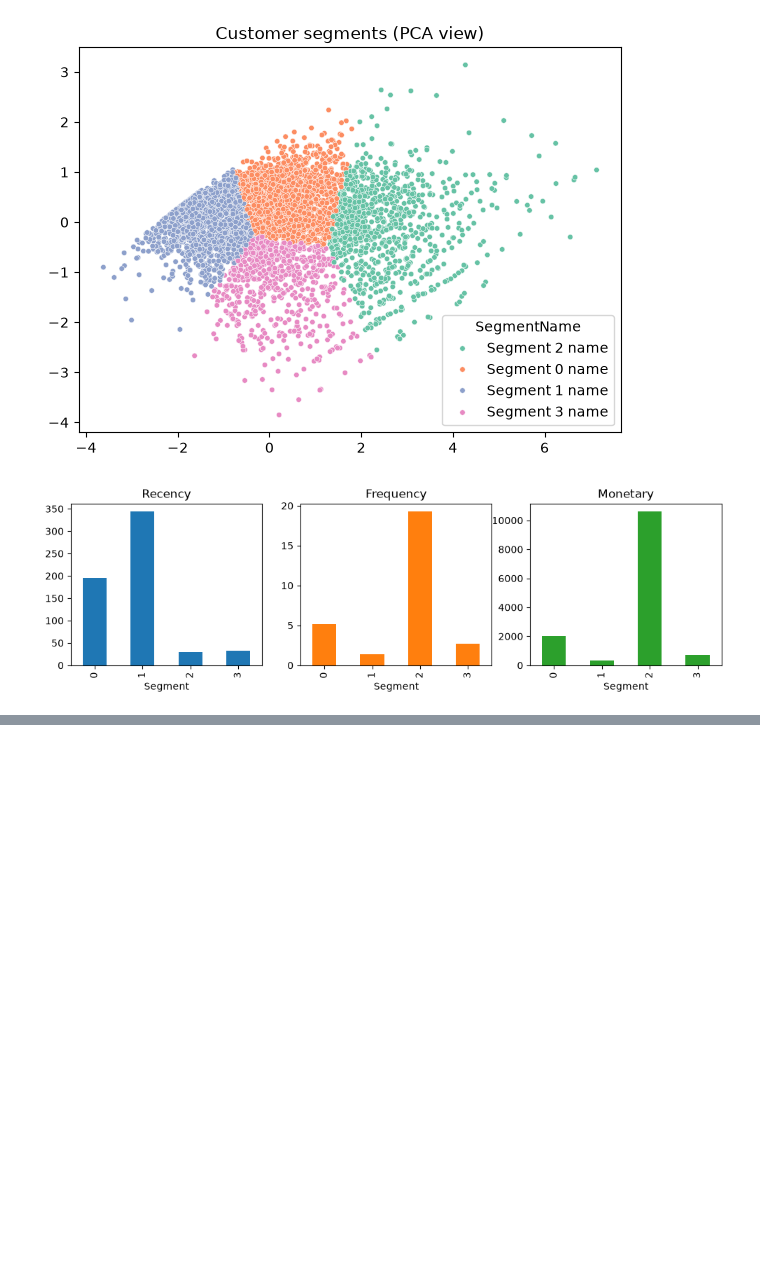
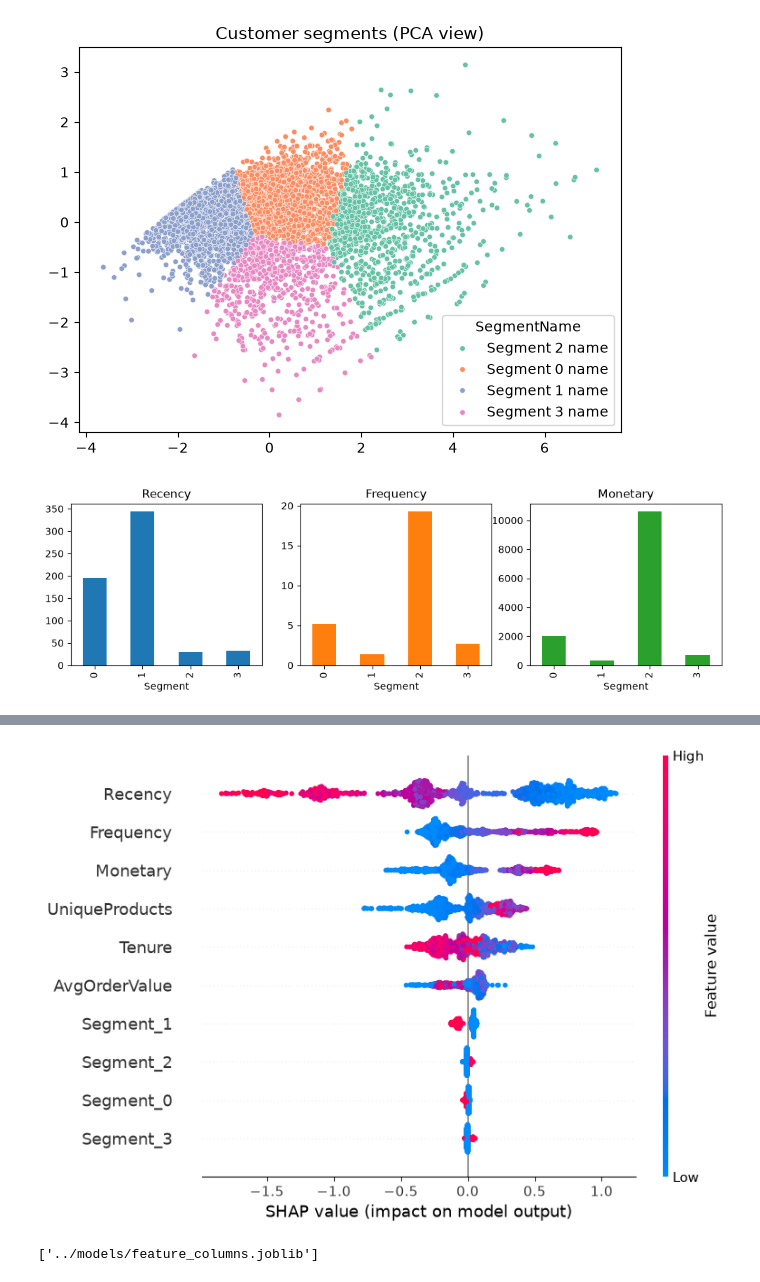
Before and after one commit to durvaghuge/customer-ml-app, a Jupyter notebook: notebooks/01_eda.ipynb, the cells around one changed output, grey strips where cells are left out. Cells and saved outputs as stored; diff of their text form; code cells hidden in the pictures; blank space fills up the shorter version.

```diff
--- a/notebooks/01_eda.ipynb
+++ b/notebooks/01_eda.ipynb
@@ -392,0 +494,12 @@ features.to_csv("../data/rfm_features_segmented.csv")
+# %%
+from xgboost import XGBClassifier
+
+neg, pos = (y_train == 0).sum(), (y_train == 1).sum()
+
+xgb = XGBClassifier(
+    n_estimators=300, learning_rate=0.05, max_depth=4,
+    subsample=0.8, colsample_bytree=0.8,
+    scale_pos_weight=neg / pos,          # handles class imbalance
+    eval_metric="logloss", random_state=42,
+)
+xgb = evaluate("XGBoost", xgb)
@@ -392,0 +586,16 @@ features.to_csv("../data/rfm_features_segmented.csv")
+# %%
+import shap
+
+explainer = shap.TreeExplainer(best_model)
+shap_values = explainer.shap_values(X_test)
+
+shap.summary_plot(shap_values, X_test)
+# %% [output]
+[figure, added]
+# %%
+import joblib
+
+joblib.dump(best_model, "../models/purchase_model.joblib")
+joblib.dump(list(X.columns), "../models/feature_columns.joblib")
+# %% [output]
+['../models/feature_columns.joblib']
```
Also changed, not shown: parts of 12 cells of this notebook, 2 other files.
